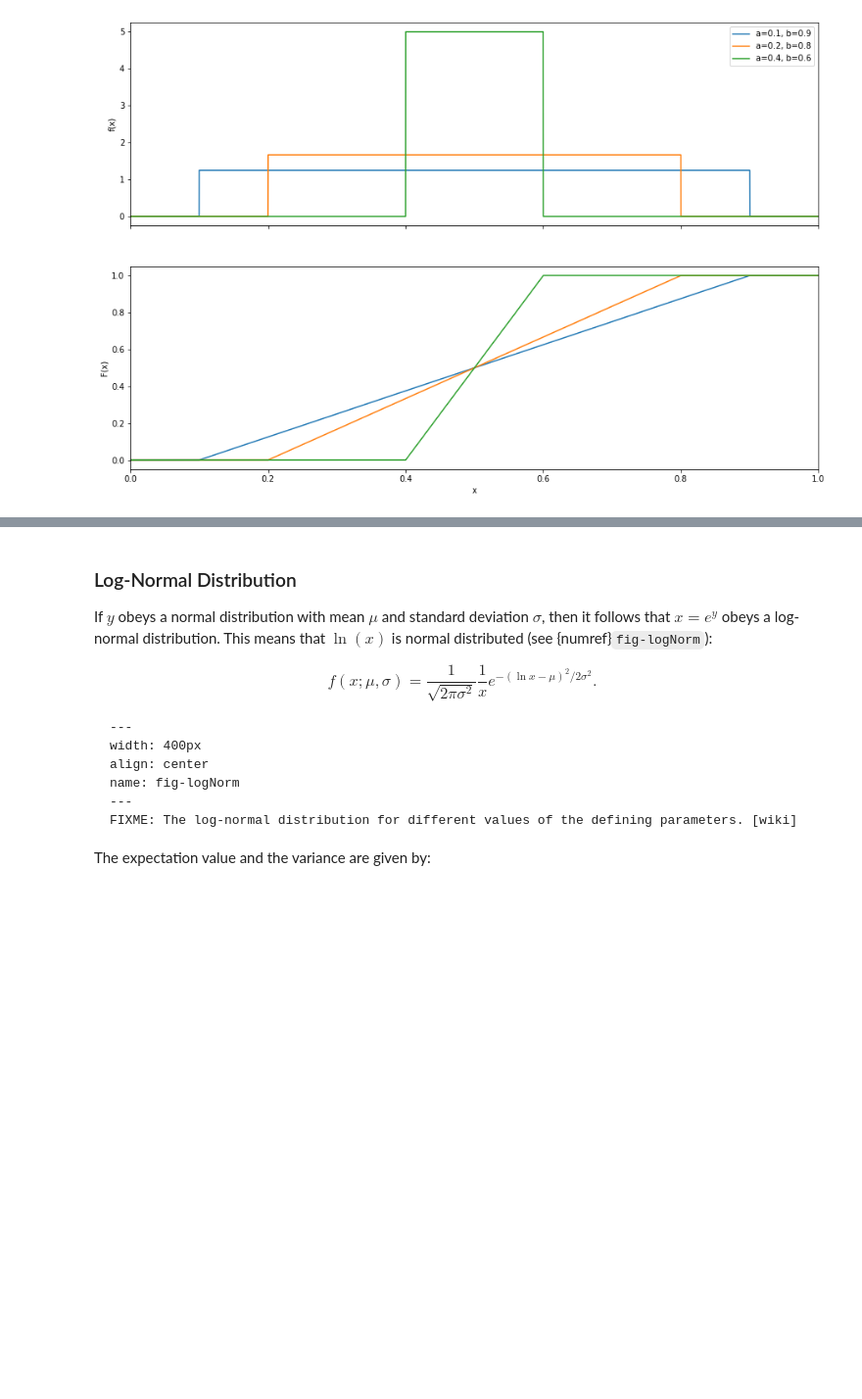
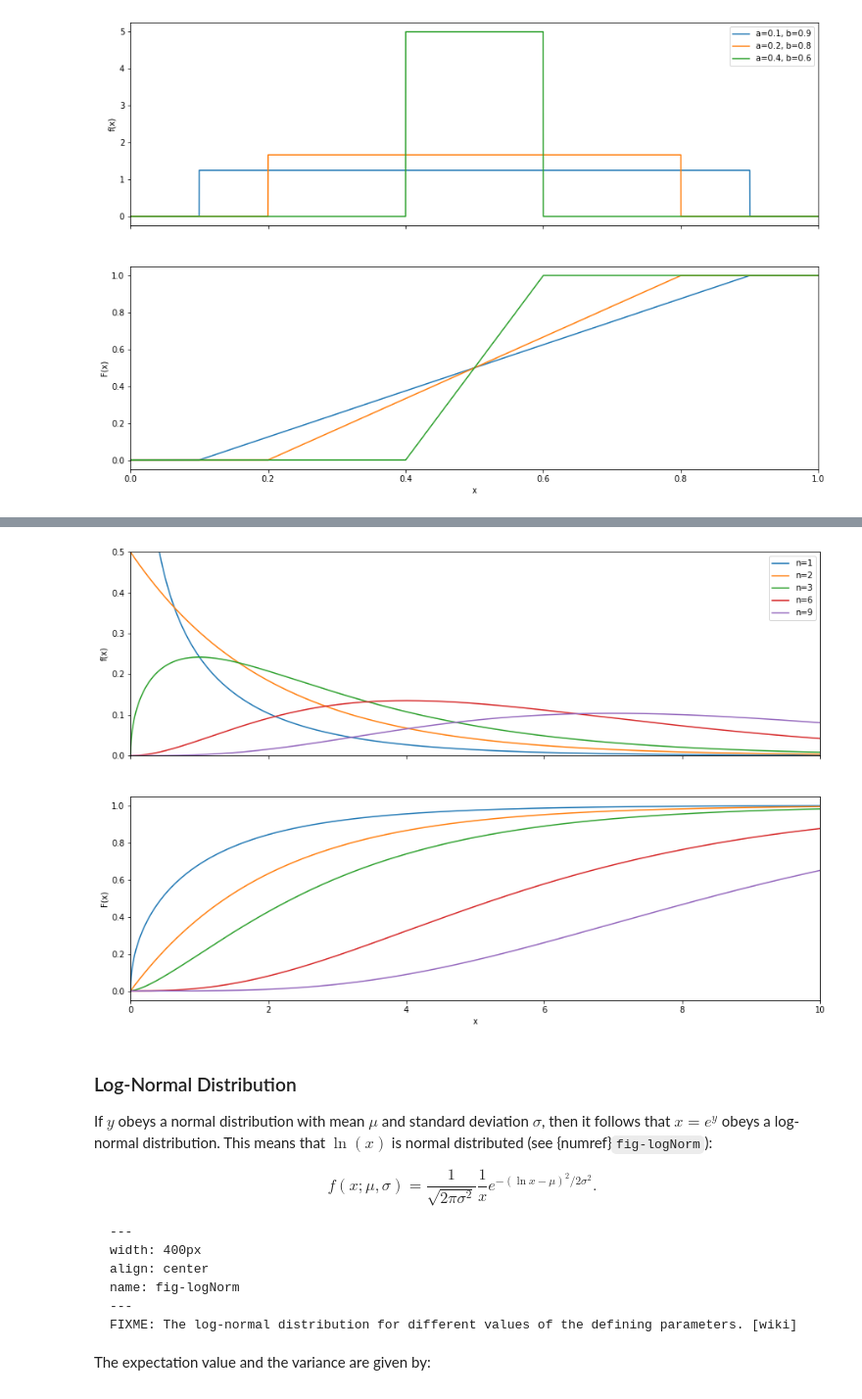
Before and after one commit to mdonega/hep-datanalysis-jb, a Jupyter notebook: probabilityDistributions.ipynb, the cells around one changed output, grey strips where cells are left out. Shown: that part at 98% size. Saved outputs shown, nothing was run; the diff lists cells and outputs as text; code cells hidden in the pictures; blank space fills up the shorter version.

```diff
--- a/probabilityDistributions.ipynb
+++ b/probabilityDistributions.ipynb
@@ -737,6 +779,30 @@ $$
 $$
 
 (careful! the same symbol is used for the random variable and the p.d.f.).
+# %%
+from scipy.stats import chi2
+
+dofs = [1, 2, 3, 6, 9]
+size = 10000
+limits = (0, 10)
+
+fig, (axf, axF) = plt.subplots(2, 1, figsize=(15, 10), sharex=True)
+for dof in dofs:
+    frozen = chi2(dof)
+    x = np.linspace(*limits, size)
+    fx = frozen.pdf(x)
+    Fx = frozen.cdf(x)
+    axf.plot(x, fx, linestyle='-', label=f'n={dof}')
+    axF.plot(x, Fx, linestyle='-', label=f'n={dof}')
+    axf.legend()
+    axF.set_xlabel('x')
+    axf.set_ylabel('f(x)')
+    axF.set_ylabel('F(x)')
+    axf.set_xlim(*limits)
+    axF.set_xlim(*limits)
+    axf.set_ylim(0, 0.5)
+# %% [output]
+[figure, added]
 # %% [markdown]
 ### Log-Normal Distribution
 
```
Also changed, not shown: parts of 9 cells of this notebook.
